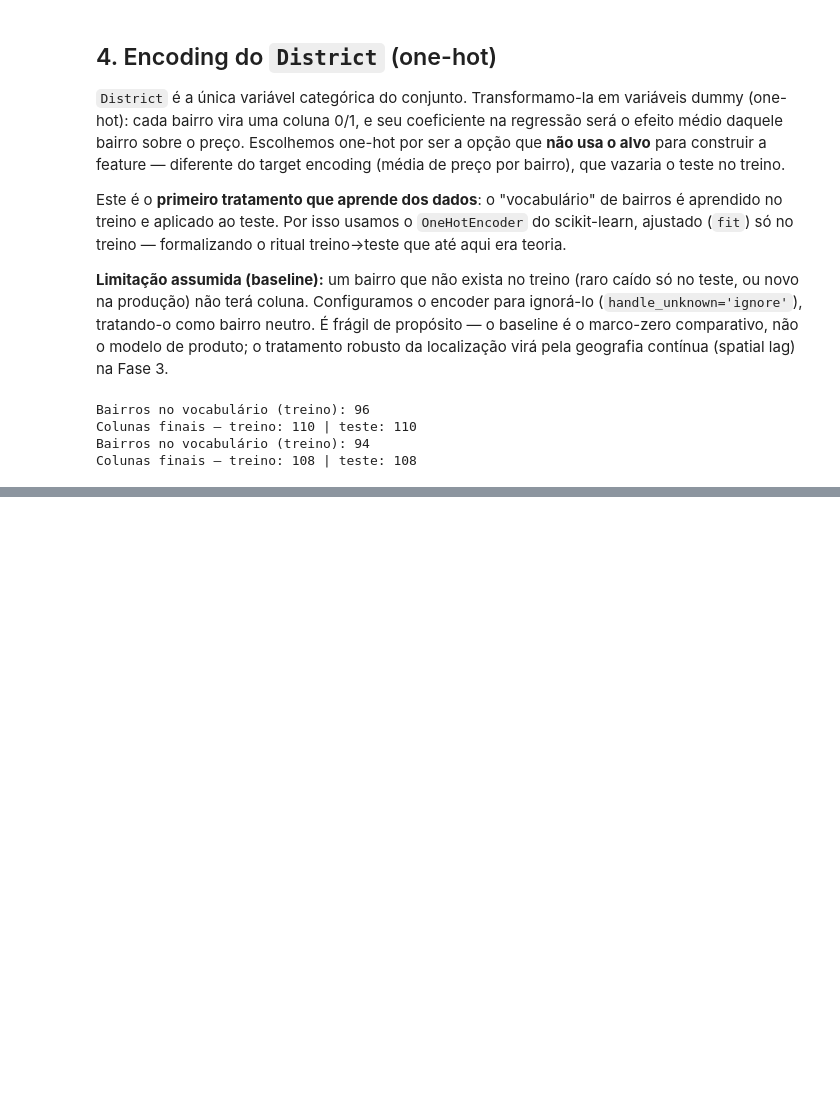
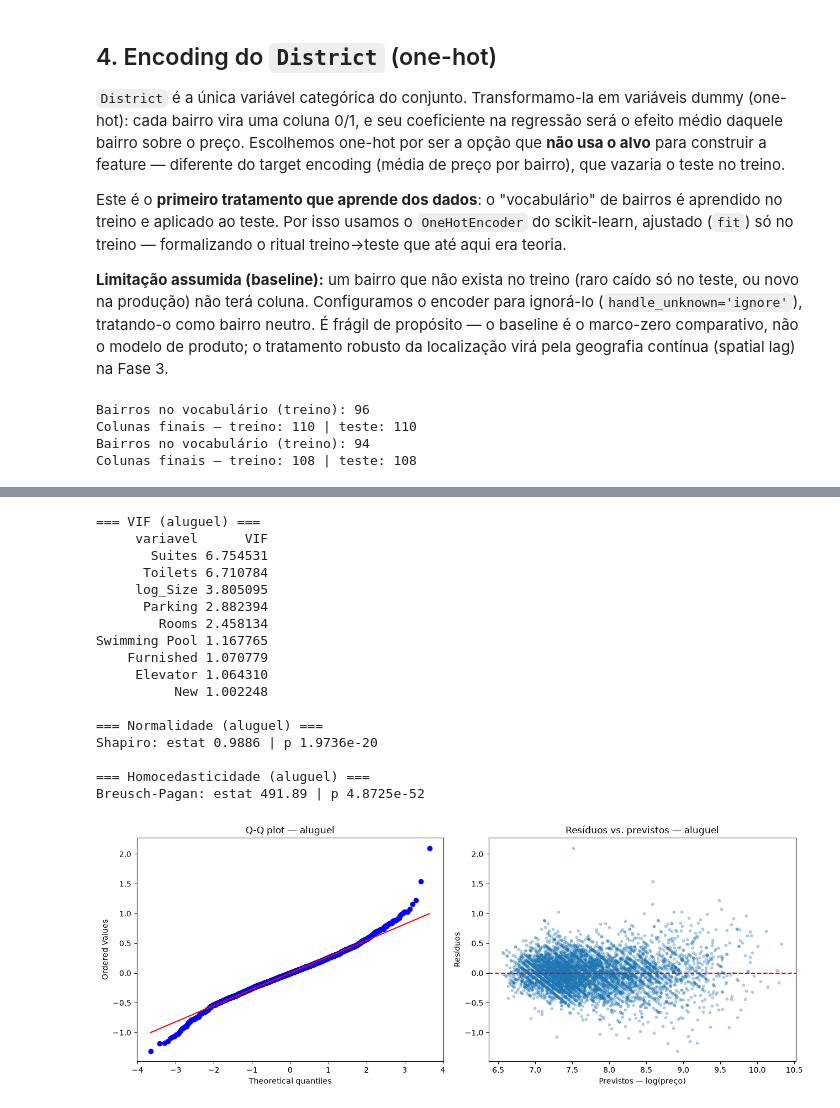
Before and after one commit to lDelmondes/avm-sao-paulo, a Jupyter notebook: 02_preparacao.ipynb, the cells around one changed output, grey strips where cells are left out. Drawn from its saved outputs; the diff is of its cells as text; code cells hidden in the pictures; blank space fills up the shorter version.

```diff
--- a/02_preparacao.ipynb
+++ b/02_preparacao.ipynb
@@ -265,0 +582,63 @@ Alguma coluna de texto? False
+# %%
+import statsmodels.api as sm
+import statsmodels.stats.api as sms
+import scipy.stats as stats
+from statsmodels.stats.outliers_influence import variance_inflation_factor
+from statsmodels.tools.tools import add_constant
+import matplotlib.pyplot as plt
+import pandas as pd
+
+# Reajusta o baseline de aluguel via statsmodels
+X_train_alug_sm = sm.add_constant(X_train_alug)
+modelo_alug_sm = sm.OLS(y_train_alug_log, X_train_alug_sm).fit()
+residuos_alug = modelo_alug_sm.resid
+previstos_alug = modelo_alug_sm.fittedvalues
+
+# --- 1. VIF (só nos atributos, sem as dummies de bairro) ---
+feats = [c for c in X_train_alug.columns if not c.startswith("District_")]
+X_vif = add_constant(X_train_alug[feats].copy())
+vif = pd.DataFrame({
+    "variavel": X_vif.columns,
+    "VIF": [variance_inflation_factor(X_vif.values, i) for i in range(X_vif.shape[1])]
+})
+print("=== VIF (aluguel) ===")
+print(vif[vif["variavel"] != "const"].sort_values("VIF", ascending=False).to_string(index=False))
+
+# --- 2. Normalidade (Shapiro) ---
+sw_stat, sw_p = stats.shapiro(residuos_alug)
+print(f"\n=== Normalidade (aluguel) ===\nShapiro: estat {sw_stat:.4f} | p {sw_p:.4e}")
+
+# --- 3. Homocedasticidade (Breusch-Pagan) ---
+bp_stat, bp_p, _, _ = sms.het_breuschpagan(residuos_alug, X_train_alug_sm)
+print(f"\n=== Homocedasticidade (aluguel) ===\nBreusch-Pagan: estat {bp_stat:.2f} | p {bp_p:.4e}")
+
+# --- Gráficos lado a lado: Q-Q e resíduos vs previstos ---
+fig, (ax1, ax2) = plt.subplots(1, 2, figsize=(13, 5))
+stats.probplot(residuos_alug, dist="norm", plot=ax1)
+ax1.set_title("Q-Q plot — aluguel")
+ax2.scatter(previstos_alug, residuos_alug, alpha=0.3, s=10)
+ax2.axhline(y=0, color="red", linestyle="--")
+ax2.set_xlabel("Previstos — log(preço)")
+ax2.set_ylabel("Resíduos")
+ax2.set_title("Resíduos vs. previstos — aluguel")
+plt.tight_layout()
+plt.show()
+# %% [output]
+=== VIF (aluguel) ===
+     variavel      VIF
+       Suites 6.754531
+      Toilets 6.710784
+     log_Size 3.805095
+      Parking 2.882394
+        Rooms 2.458134
+Swimming Pool 1.167765
+    Furnished 1.070779
+     Elevator 1.064310
+          New 1.002248
+
+=== Normalidade (aluguel) ===
+Shapiro: estat 0.9886 | p 1.9736e-20
+
+=== Homocedasticidade (aluguel) ===
+Breusch-Pagan: estat 491.89 | p 4.8725e-52
+[figure, added]
```
Also changed, not shown: parts of 17 cells of this notebook, 1 other file.
